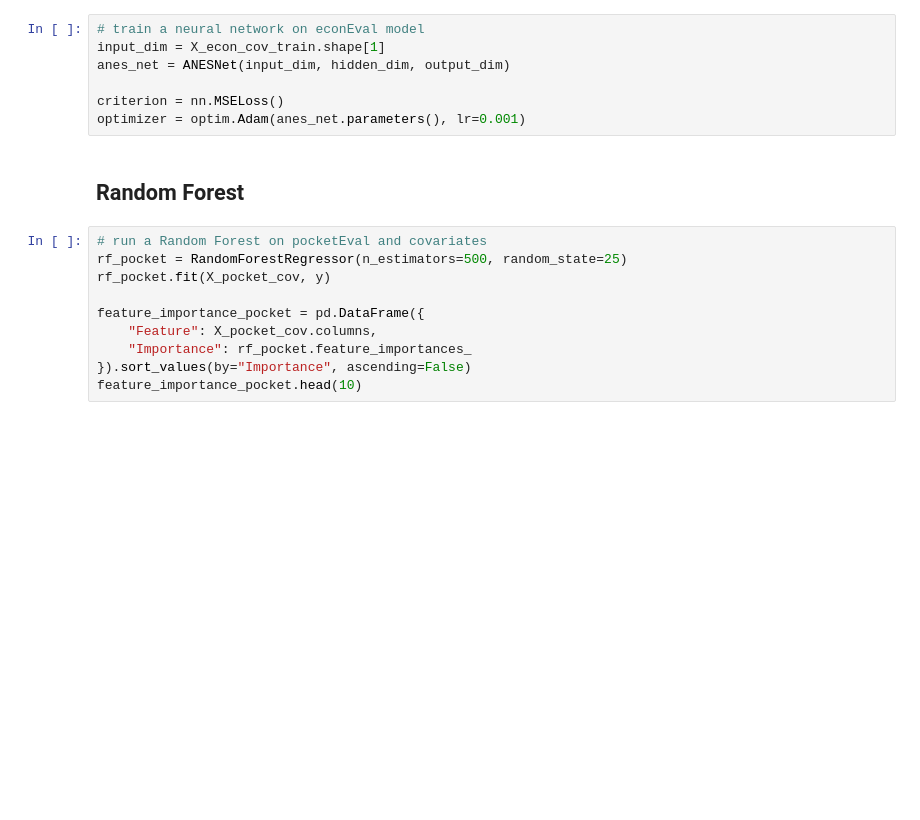
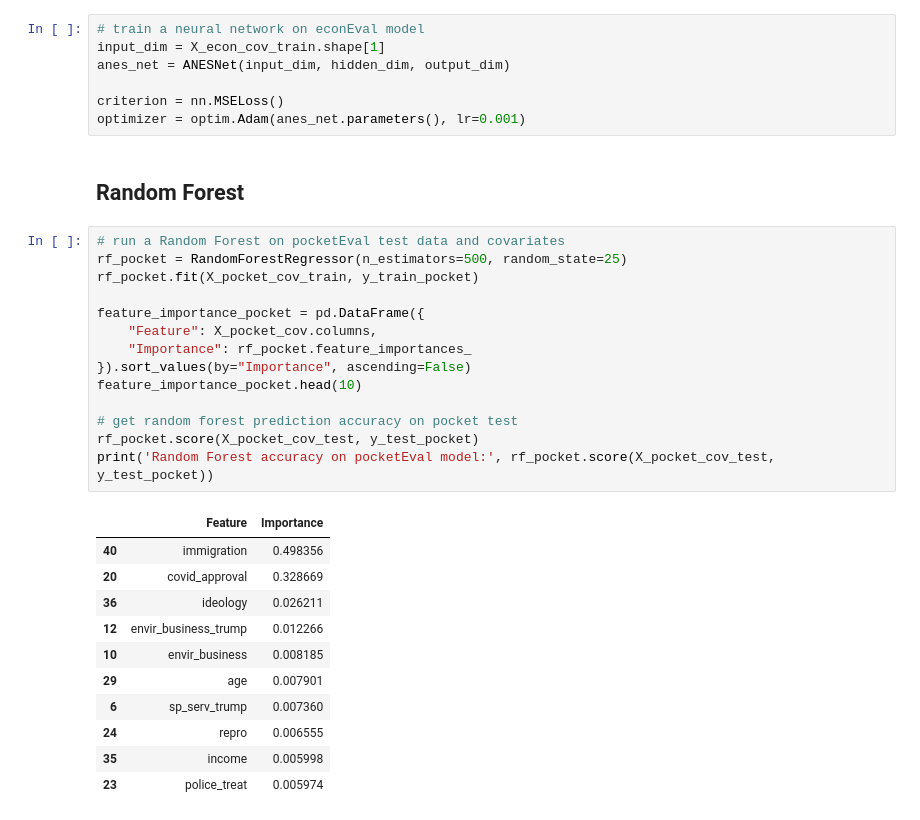
Before and after one commit to abeckler21/ecma31330-final, a Jupyter notebook: project.ipynb, the cells around one changed output. Drawn from its saved outputs; the diff is of its cells as text; blank space fills up the shorter version.

```diff
--- a/project.ipynb
+++ b/project.ipynb
@@ -274,15 +280,31 @@ optimizer = optim.Adam(anes_net.parameters(), lr=0.001)
 # %% [markdown]
 ## Random Forest
 # %%
-# run a Random Forest on pocketEval and covariates
+# run a Random Forest on pocketEval test data and covariates
 rf_pocket = RandomForestRegressor(n_estimators=500, random_state=25)
-rf_pocket.fit(X_pocket_cov, y)
+rf_pocket.fit(X_pocket_cov_train, y_train_pocket)
 
 feature_importance_pocket = pd.DataFrame({
     "Feature": X_pocket_cov.columns,
     "Importance": rf_pocket.feature_importances_
 }).sort_values(by="Importance", ascending=False)
 feature_importance_pocket.head(10)
+
+# get random forest prediction accuracy on pocket test
+rf_pocket.score(X_pocket_cov_test, y_test_pocket)
+print('Random Forest accuracy on pocketEval model:', rf_pocket.score(X_pocket_cov_test, y_test_pocket))
+# %% [output]
+|  | Feature | Importance |
+| 40 | immigration | 0.498356 |
+| 20 | covid_approval | 0.328669 |
+| 36 | ideology | 0.026211 |
+| 12 | envir_business_trump | 0.012266 |
+| 10 | envir_business | 0.008185 |
+| 29 | age | 0.007901 |
+| 6 | sp_serv_trump | 0.007360 |
+| 24 | repro | 0.006555 |
+| 35 | income | 0.005998 |
+| 23 | police_treat | 0.005974 |
 # %%
 # run a Random Forest on econEval and covariates
 rf_econ = RandomForestRegressor(n_estimators=500, random_state=25)
```
Also changed, not shown: parts of 6 cells of this notebook.
